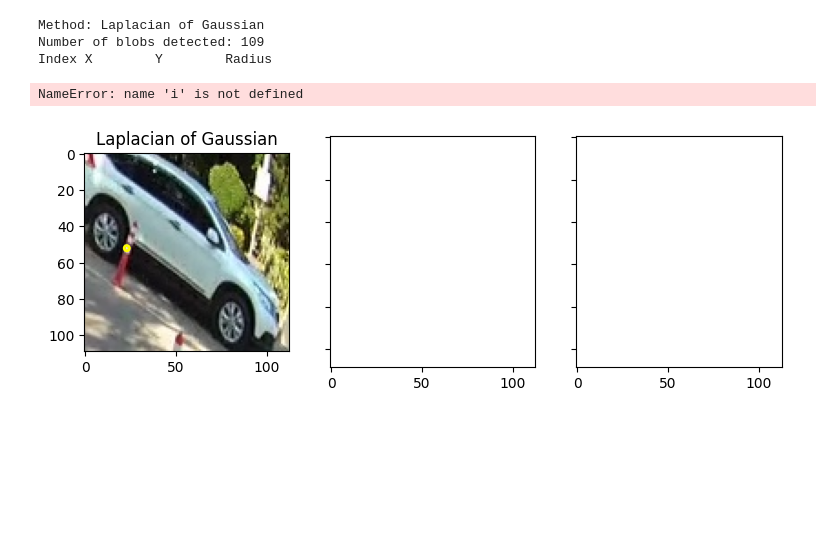
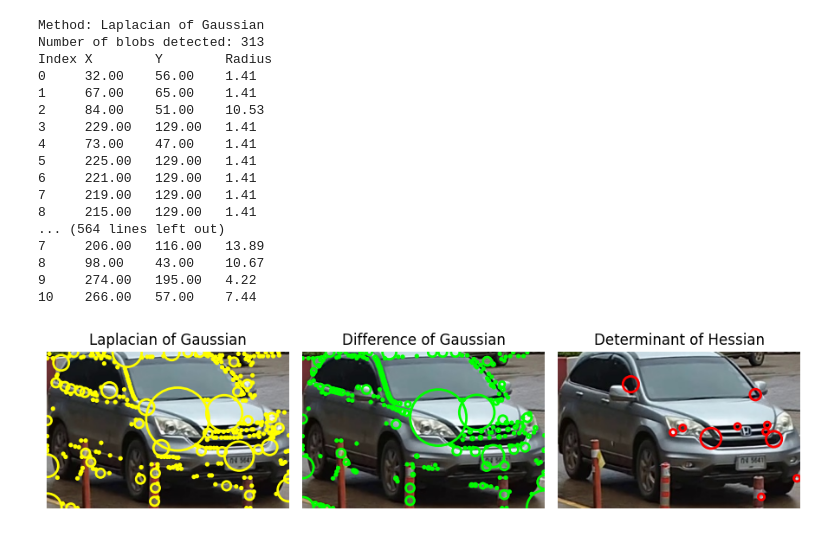
Before and after one commit to progdaddy/IT3212, a Jupyter notebook: notebook/Assignment_2/blob_detection.ipynb, the cells around one changed output. Saved outputs shown, nothing was run; the diff lists cells and outputs as text; code cells hidden in the pictures; blank space fills up the shorter version.

Commit message:
Contour and blob

```diff
--- a/notebook/Assignment_2/blob_detection.ipynb
+++ b/notebook/Assignment_2/blob_detection.ipynb
@@ -9,6 +9,7 @@ import random
 import matplotlib.pyplot as plt
 # %%
 dataset_path = '../../data/vehicle-type-detection/'
+fixed_path = '../../data/vehicle-type-detection/suv/PIC_78.jpg'
 
 def select_random_image():
     categories = ['hatchback', 'motorcycle', 'pickup', 'sedan', 'suv']
@@ -25,7 +26,8 @@ def select_random_image():
 
     return image_path
 # %%
-image = io.imread(select_random_image())
+# image = io.imread(select_random_image())
+image = io.imread(fixed_path)
 image_gray = rgb2gray(image)
 
 blobs_log = blob_log(image_gray, max_sigma=30, num_sigma=10, threshold=0.1)
@@ -39,33 +41,46 @@ blobs_dog[:, 2] = blobs_dog[:, 2] * sqrt(2)
 blobs_doh = blob_doh(image_gray, max_sigma=30, threshold=0.01)
 
 blobs_list = [blobs_log, blobs_dog, blobs_doh]
 colors = ['yellow', 'lime', 'red']
 titles = ['Laplacian of Gaussian', 'Difference of Gaussian', 'Determinant of Hessian']
 sequence = zip(blobs_list, colors, titles)
 
 fig, axes = plt.subplots(1, 3, figsize=(9, 3), sharex=True, sharey=True)
 ax = axes.ravel()
 
 for idx, (blobs, color, title) in enumerate(sequence):
     print(f"Method: {title}")
     print(f"Number of blobs detected: {len(blobs)}")
     print(f"{'Index':<5} {'X':<8} {'Y':<8} {'Radius':<8}")
 
     ax[idx].set_title(title)
     ax[idx].imshow(image)
     for i, blob in enumerate(blobs):
         y, x, r = blob
         c = plt.Circle((x, y), r, color=color, linewidth=2, fill=False)
         ax[idx].add_patch(c)
 
         print(f"{i:<5} {x:<8.2f} {y:<8.2f} {r:<8.2f}")
     ax[idx].set_axis_off()
 
 plt.tight_layout()
 plt.show()
 # %% [output]
 Method: Laplacian of Gaussian
-Number of blobs detected: 109
+Number of blobs detected: 313
 Index X        Y        Radius
+0     32.00    56.00    1.41
+1     67.00    65.00    1.41
+2     84.00    51.00    10.53
+3     229.00   129.00   1.41
+4     73.00    47.00    1.41
+5     225.00   129.00   1.41
+6     221.00   129.00   1.41
+7     219.00   129.00   1.41
+8     215.00   129.00   1.41
+... (564 lines left out)
+7     206.00   116.00   13.89
+8     98.00    43.00    10.67
+9     274.00   195.00   4.22
+10    266.00   57.00    7.44
-NameError: name 'i' is not defined
-[figure, old version]
+[figure, new version]
```
Also changed, not shown: 1 other file.
